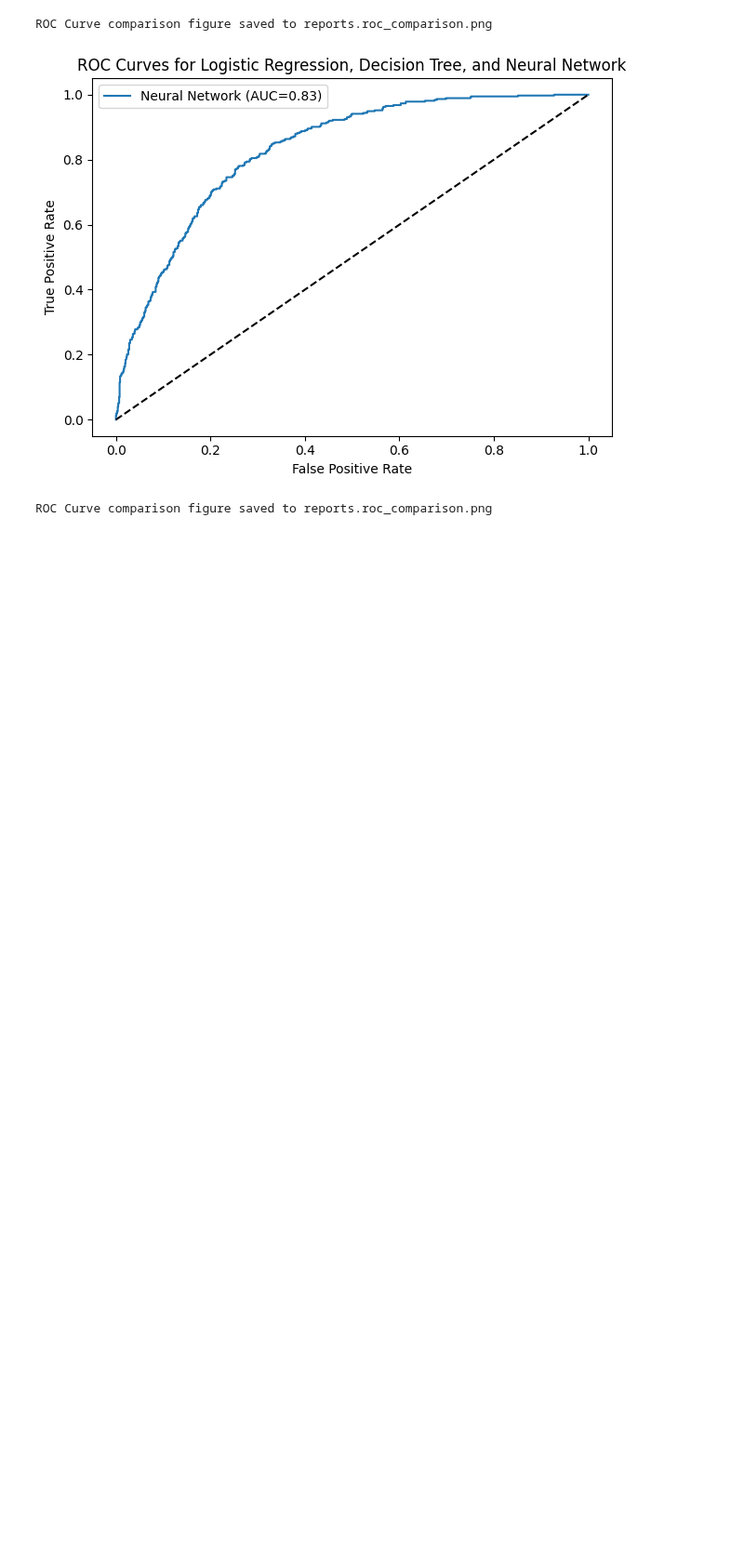
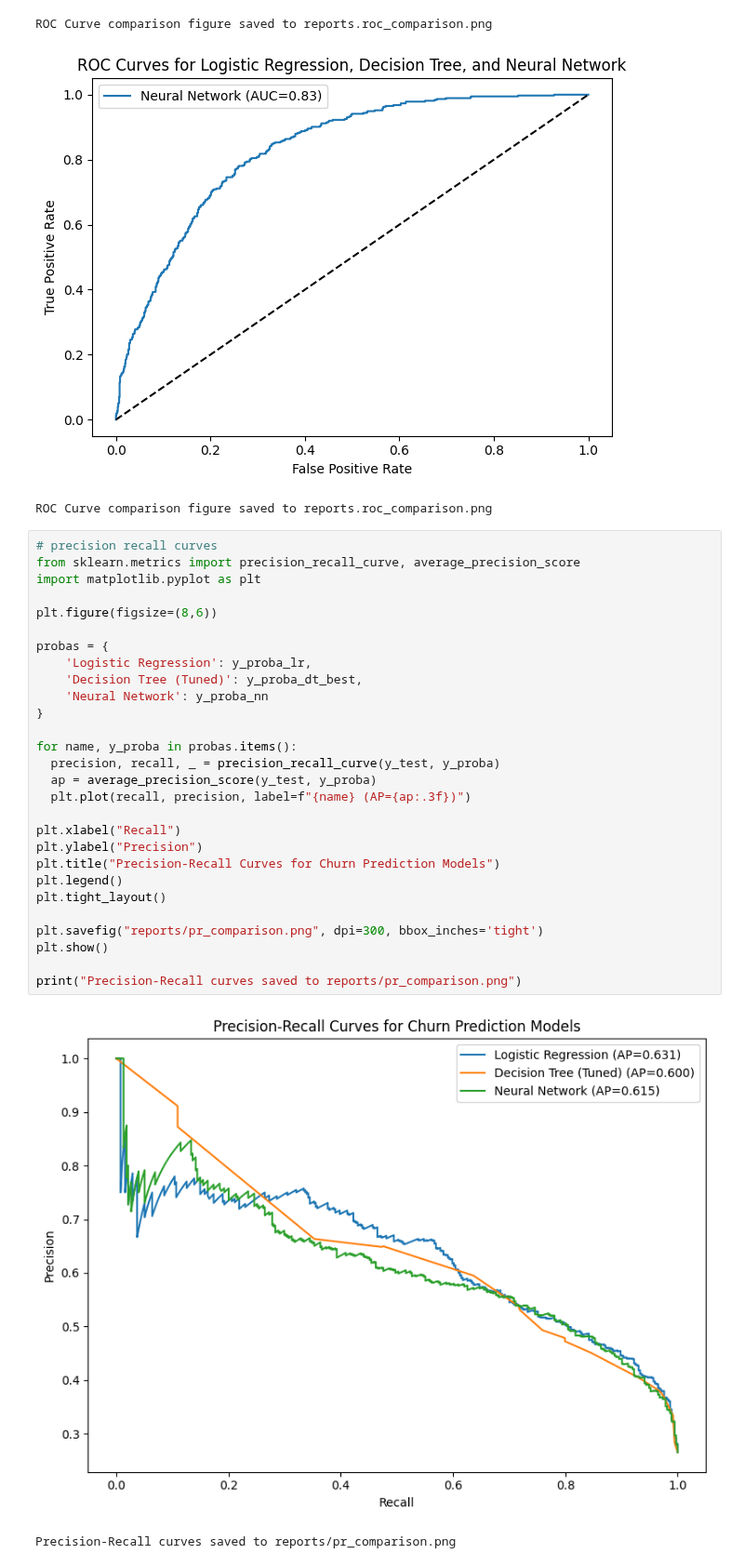
Before and after one commit to sanuli21/telco-churn-project, a Jupyter notebook: churn_prediction.ipynb, the cells around one changed output. Shown at 93% size. Saved outputs shown, nothing was run; the diff lists cells and outputs as text; blank space fills up the shorter version.

Commit message:
Added precision recall curves for all models

```diff
--- a/churn_prediction.ipynb
+++ b/churn_prediction.ipynb
@@ -678,3 +678,34 @@ ROC Curve comparison figure saved to reports.roc_comparison.png
 ROC Curve comparison figure saved to reports.roc_comparison.png
 [figure]
 ROC Curve comparison figure saved to reports.roc_comparison.png
+# %%
+# precision recall curves
+from sklearn.metrics import precision_recall_curve, average_precision_score
+import matplotlib.pyplot as plt
+
+plt.figure(figsize=(8,6))
+
+probas = {
+    'Logistic Regression': y_proba_lr,
+    'Decision Tree (Tuned)': y_proba_dt_best,
+    'Neural Network': y_proba_nn
+}
+
+for name, y_proba in probas.items():
+  precision, recall, _ = precision_recall_curve(y_test, y_proba)
+  ap = average_precision_score(y_test, y_proba)
+  plt.plot(recall, precision, label=f"{name} (AP={ap:.3f})")
+
+plt.xlabel("Recall")
+plt.ylabel("Precision")
+plt.title("Precision-Recall Curves for Churn Prediction Models")
+plt.legend()
+plt.tight_layout()
+
+plt.savefig("reports/pr_comparison.png", dpi=300, bbox_inches='tight')
+plt.show()
+
+print("Precision-Recall curves saved to reports/pr_comparison.png")
+# %% [output]
+[figure, added]
+Precision-Recall curves saved to reports/pr_comparison.png
```
